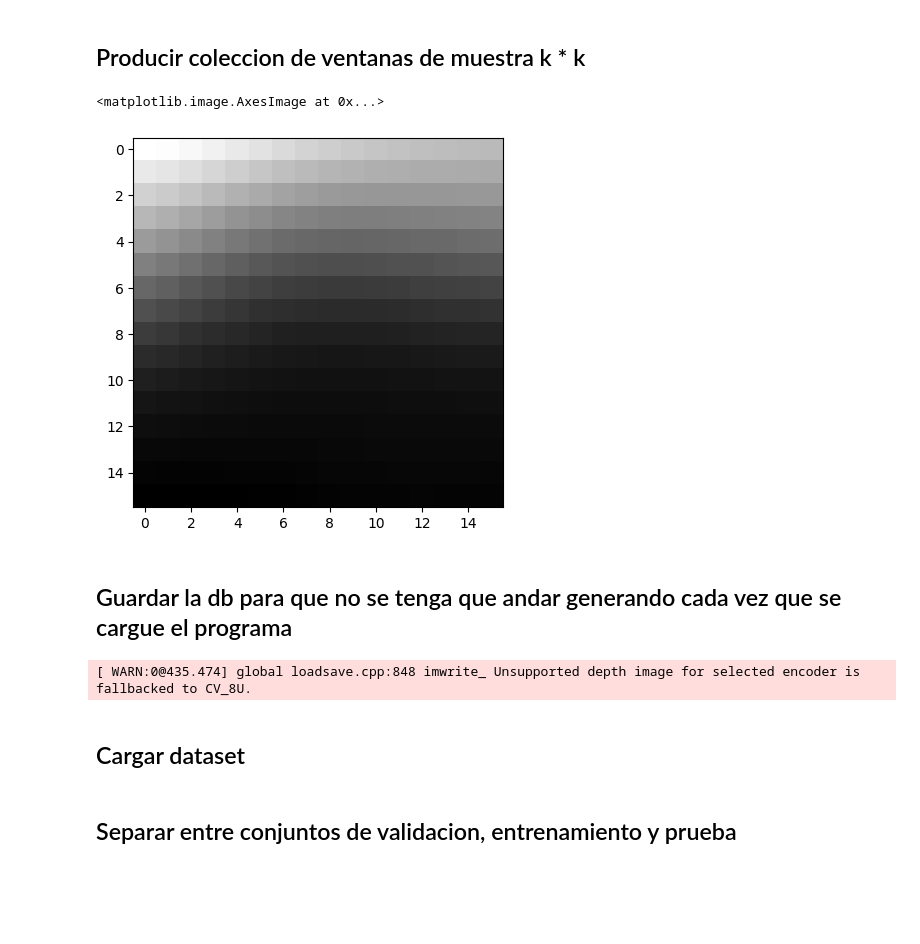
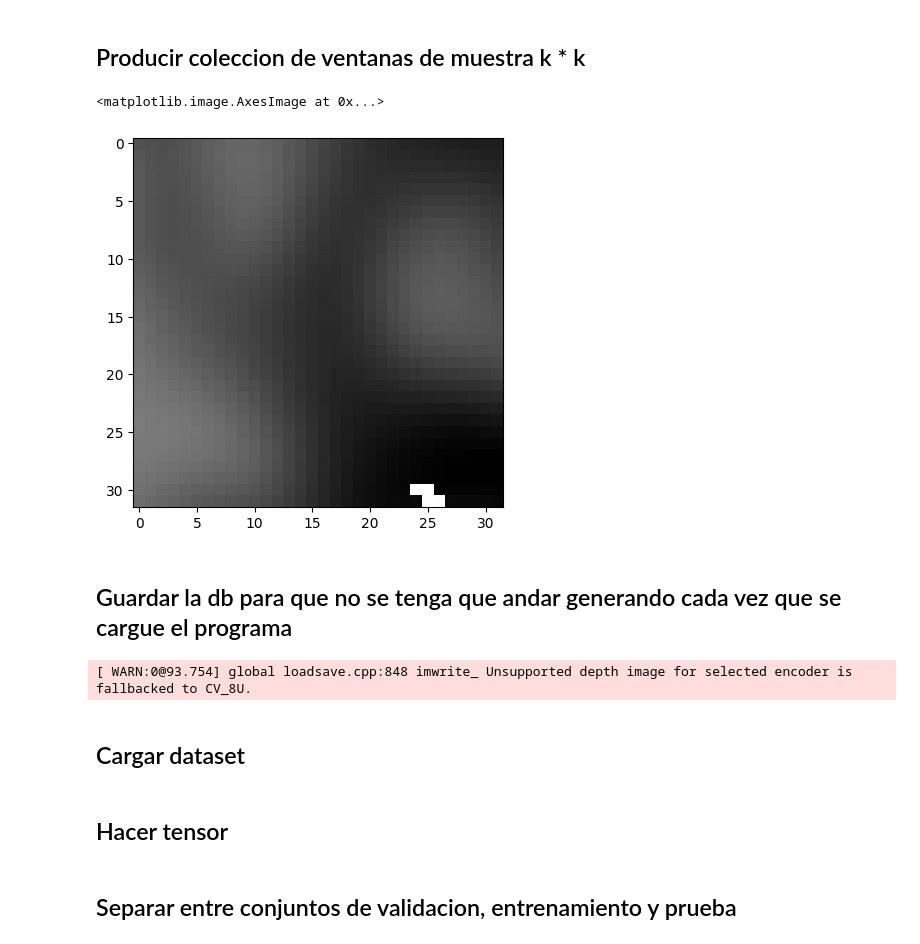
Before and after one commit to JusSolo/lab-4-vision, a Jupyter notebook: lab4.ipynb, the cells around one changed output. Saved outputs shown, nothing was run; the diff lists cells and outputs as text; code cells hidden in the pictures; blank space fills up the shorter version.

```diff
--- a/lab4.ipynb
+++ b/lab4.ipynb
@@ -27,6 +44,7 @@ def load_images(path):
     for image in os.listdir(path):
         if image.endswith(".jpg") or image.endswith(".png") or image.endswith(".jpeg"):
             img = cv2.imread(os.path.join(path, image), cv2.IMREAD_GRAYSCALE)
+            img = np.array(img, dtype=np.float32)
             if img is not None:
                 images.append(img)
     return images
@@ -131,35 +146,35 @@ def extraer_ventanas_aleatorias(original_image, filtered_image, k=16, num_sample
 
     return np.array(x), np.array(y)
 
 def crear_base_de_datos_de_ventanas(original_images, filtered_images, k=16, num_samples=5):
     """
     Crear una base de datos de ventanas aleatorias a partir de imágenes originales y filtradas.
 
     Parameters:
     - original_images: Lista de imágenes originales (numpy arrays).
     - filtered_images: Lista de imágenes filtradas (numpy arrays).
     - k: Tamaño de la ventana.
     - num_samples: Número de muestras por imagen.
 
     Returns:
     - x: Ventanas extraídas de las imágenes originales.
     - y: Ventanas extraídas de las imágenes filtradas.
     """
     x = []
     y = []
 
     for original_image, filtered_image in zip(original_images, filtered_images):
         xi, yi = extraer_ventanas_aleatorias(original_image, filtered_image, k=k, num_samples=num_samples)
         x.append(xi)
         y.append(yi)
 
     return np.concatenate(x), np.concatenate(y)
-x, y = crear_base_de_datos_de_ventanas(images, filtered_images, k=16, num_samples=2500) # Son 200 ventanas por imagen 2500 * 200 = 500000 = 5*10^5
+x, y = crear_base_de_datos_de_ventanas(images, filtered_images, k=32, num_samples=2500) # Son 200 ventanas por imagen 2500 * 200 = 500000 = 5*10^5
 plt.imshow(x[0], cmap='gray')
 plt.imshow(y[0], cmap='gray')
 # %% [output]
 <matplotlib.image.AxesImage at 0x...>
-[figure, old version]
+[figure, new version]
 # %% [markdown]
 ## Guardar la db para que no se tenga que andar generando cada vez que se cargue el programa
 # %%
@@ -195,8 +210,9 @@ def save_images(original_images, filtered_images, directory):
             )
 
 save_images(x, y, f"{os.getcwd()}/data/")
+del x, y, filtered_images, images
 # %% [output]
-[ WARN:0@435.474] global loadsave.cpp:848 imwrite_ Unsupported depth image for selected encoder is fallbacked to CV_8U.
+[ WARN:0@93.754] global loadsave.cpp:848 imwrite_ Unsupported depth image for selected encoder is fallbacked to CV_8U.
 # %% [markdown]
 ## Cargar dataset
 # %%
@@ -214,3 +230,5 @@ def load_images(path):
                 filtered_images.append(img)
     return original_images, filtered_images
 x, y = load_images(f"{os.getcwd()}/data/")
+# %% [markdown]
+## Hacer tensor
```
Also changed, not shown: parts of 12 cells of this notebook.
